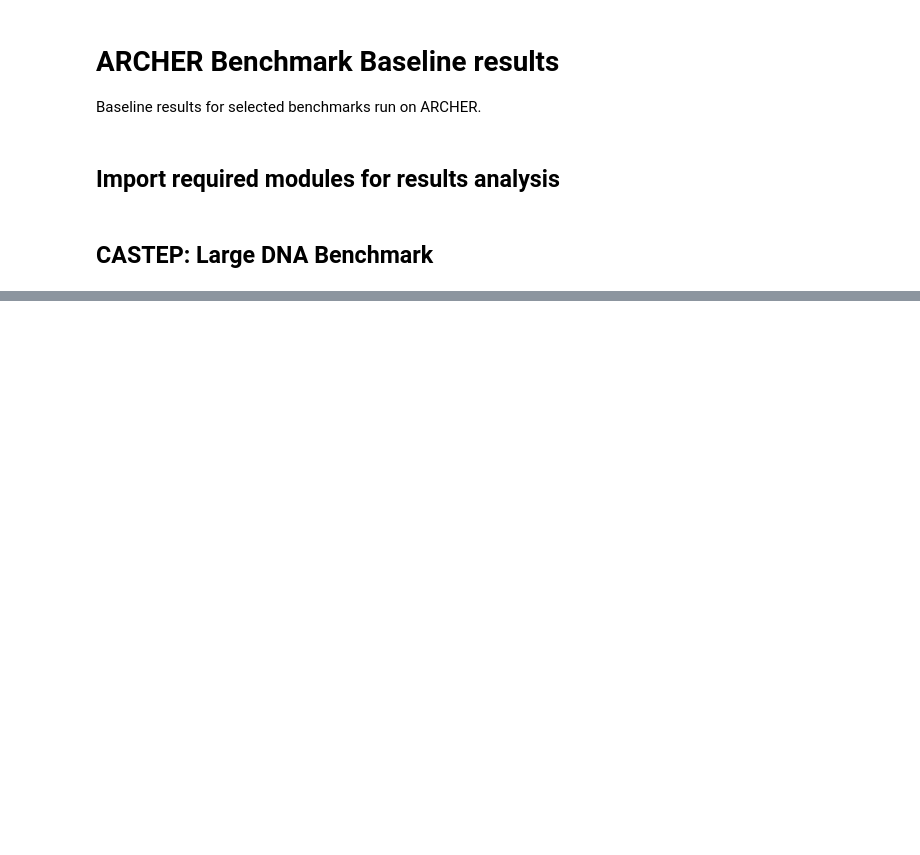
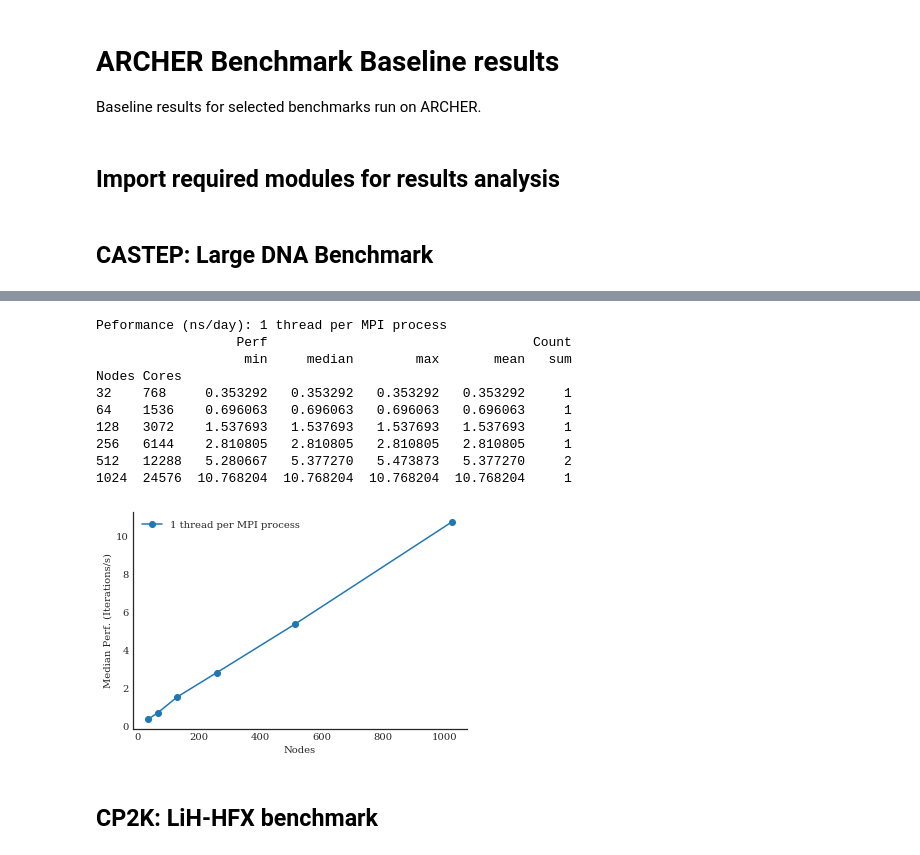
Before and after one commit to hpc-uk/archer-benchmarks, a Jupyter notebook: analysis/ARCHER_Baseline_Results.ipynb, the cells around one changed output, grey strips where cells are left out. Drawn from its saved outputs; the diff is of its cells as text; code cells hidden in the pictures; blank space fills up the shorter version.

```diff
--- a/analysis/ARCHER_Baseline_Results.ipynb
+++ b/analysis/ARCHER_Baseline_Results.ipynb
@@ -57,0 +98,25 @@ Nodes
+# %%
+df_list = osbli.create_df_list(osblifiles, 24)
+osbli_df = pd.DataFrame(df_list)
+# %%
+print('\nPeformance (iterations/s): 1 thread per MPI process')
+nodes, perf_median = osbli.get_perf_stats(osbli_df, 'median', writestats=True)
+plt.plot(nodes, perf_median, '-o', label='1 thread per MPI process')
+plt.xlabel('Nodes')
+plt.ylabel('Median Perf. (Iterations/s)')
+plt.legend(loc='best')
+sns.despine()
+# %% [output]
+Peformance (ns/day): 1 thread per MPI process
+                  Perf                                  Count
+                   min     median        max       mean   sum
+Nodes Cores
+32    768     0.353292   0.353292   0.353292   0.353292     1
+64    1536    0.696063   0.696063   0.696063   0.696063     1
+128   3072    1.537693   1.537693   1.537693   1.537693     1
+256   6144    2.810805   2.810805   2.810805   2.810805     1
+512   12288   5.280667   5.377270   5.473873   5.377270     2
+1024  24576  10.768204  10.768204  10.768204  10.768204     1
+[figure, added]
+# %% [markdown]
+## CP2K: LiH-HFX benchmark
```
Also changed, not shown: parts of 13 cells of this notebook, 3 other files.
